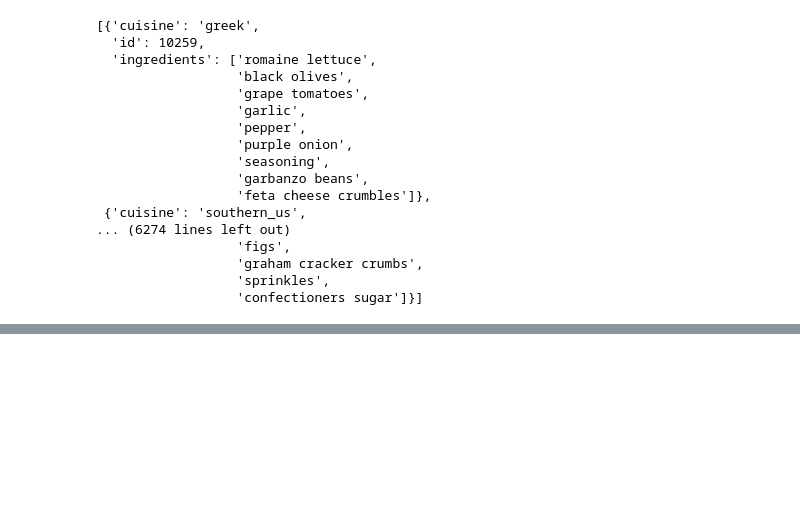
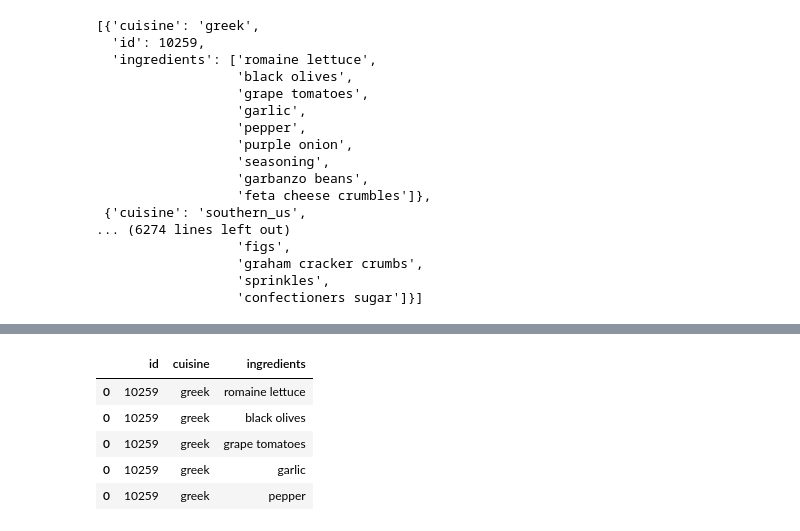
Before and after one commit to lagunovartur/sf_data_science, a Jupyter notebook: unit3/13 работа с файлами/13.1.ipynb, the cells around one changed output, grey strips where cells are left out. Cells and saved outputs as stored; diff of their text form; code cells hidden in the pictures; blank space fills up the shorter version.

```diff
--- a/unit3/13 работа с файлами/13.ipynb
+++ b/unit3/13 работа с файлами/13.1.ipynb
@@ -26,0 +85,10 @@ pprint(recipes)
+# %%
+df2 = df.explode('ingredients')
+df2.head()
+# %% [output]
+|  | id | cuisine | ingredients |
+| 0 | 10259 | greek | romaine lettuce |
+| 0 | 10259 | greek | black olives |
+| 0 | 10259 | greek | grape tomatoes |
+| 0 | 10259 | greek | garlic |
+| 0 | 10259 | greek | pepper |
```
Also changed, not shown: parts of 10 cells of this notebook, 5 other files.
